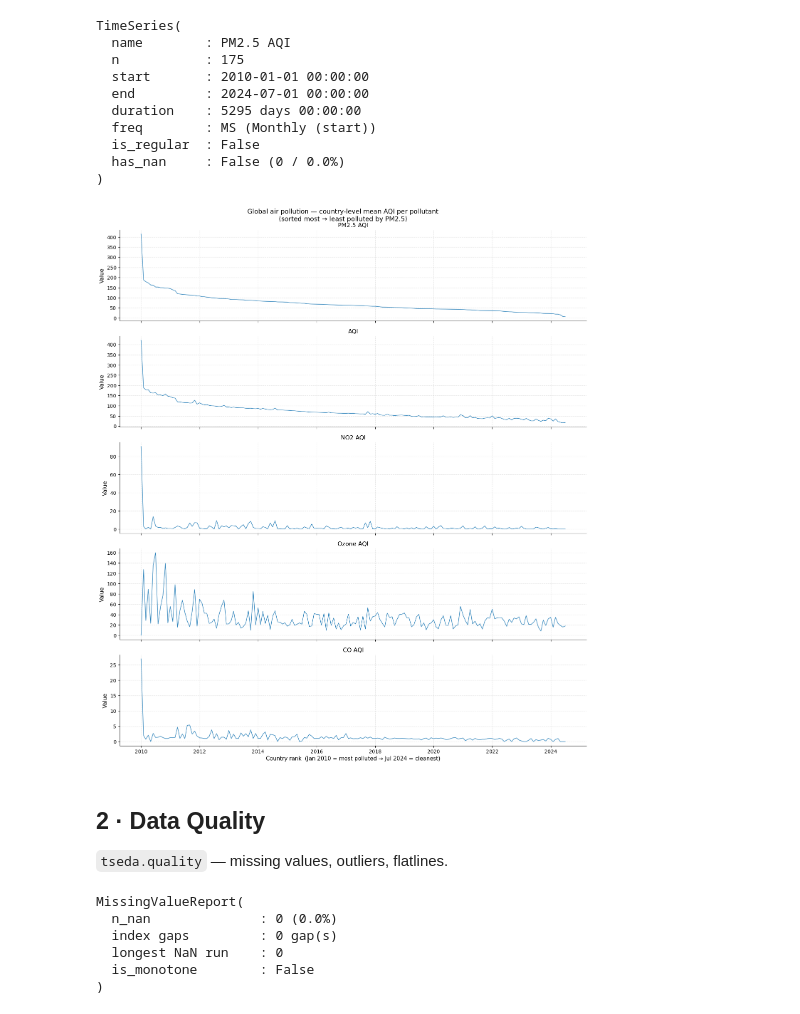
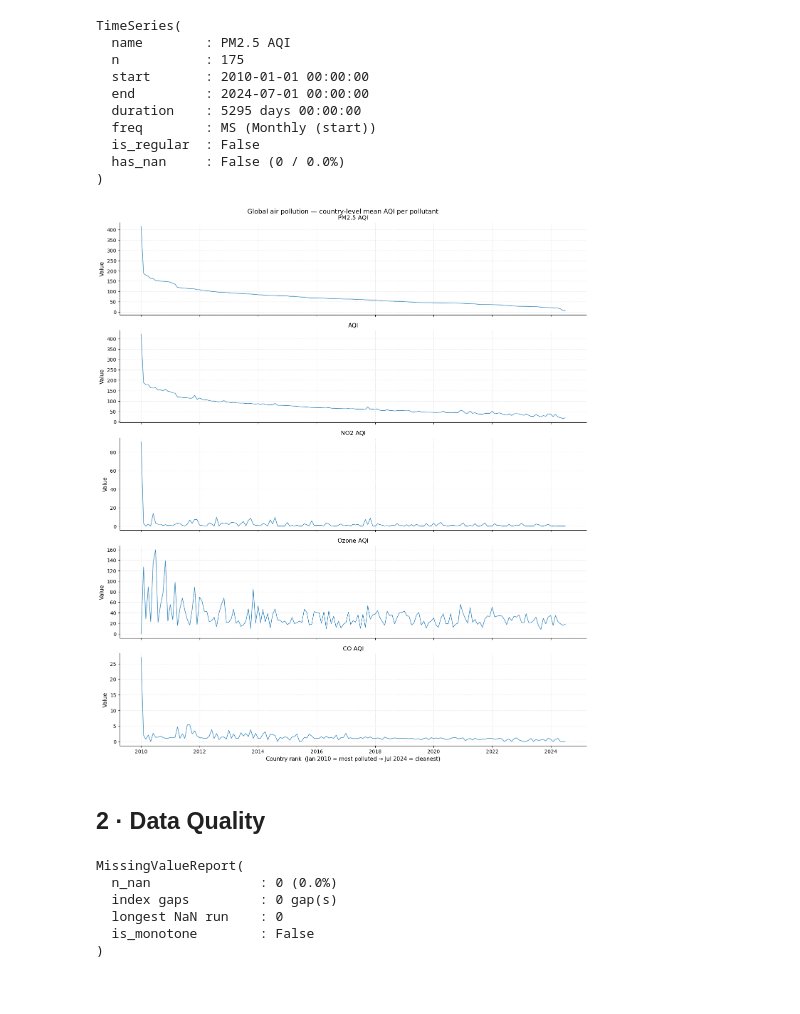
Before and after one commit to amir-jafari/Time-Series-EDA, a Jupyter notebook: notebooks/Global_Air_Pollution_EDA.ipynb, the cells around one changed output. Drawn from its saved outputs; the diff is of its cells as text; code cells hidden in the pictures.

```diff
--- a/notebooks/Global_Air_Pollution_EDA.ipynb
+++ b/notebooks/Global_Air_Pollution_EDA.ipynb
@@ -152,20 +137,18 @@ TimeSeries(
 # %%
 from tseda.visualization.time_plots import plot_series
 
 fig, axes = plt.subplots(5, 1, figsize=(14, 16), sharex=True)
 for ax, ts in zip(axes, all_series):
     plot_series(ts, ax=ax)
     ax.set_xlabel("")
 axes[-1].set_xlabel("Country rank  (Jan 2010 = most polluted → Jul 2024 = cleanest)")
-fig.suptitle("Global air pollution — country-level mean AQI per pollutant\n"
-             "(sorted most → least polluted by PM2.5)", fontsize=13)
+fig.suptitle("Global air pollution — country-level mean AQI per pollutant", fontsize=13)
 fig.tight_layout()
-show(fig, "01_all_series.png")
+plt.show()
 # %% [output]
-[figure, old version]
+[figure, new version]
 # %% [markdown]
 ## 2 · Data Quality
-`tseda.quality` — missing values, outliers, flatlines.
 # %%
 from tseda.quality.missing    import MissingValueAnalyzer
 from tseda.quality.outliers   import OutlierDetector
```
Also changed, not shown: parts of 53 cells of this notebook, 1 other file.
